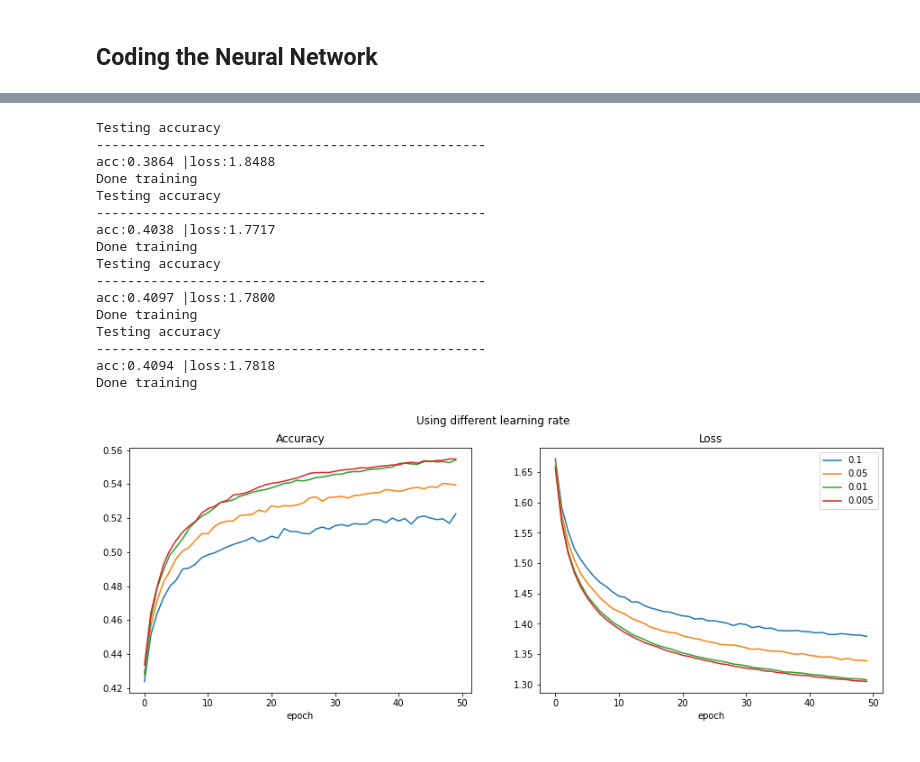
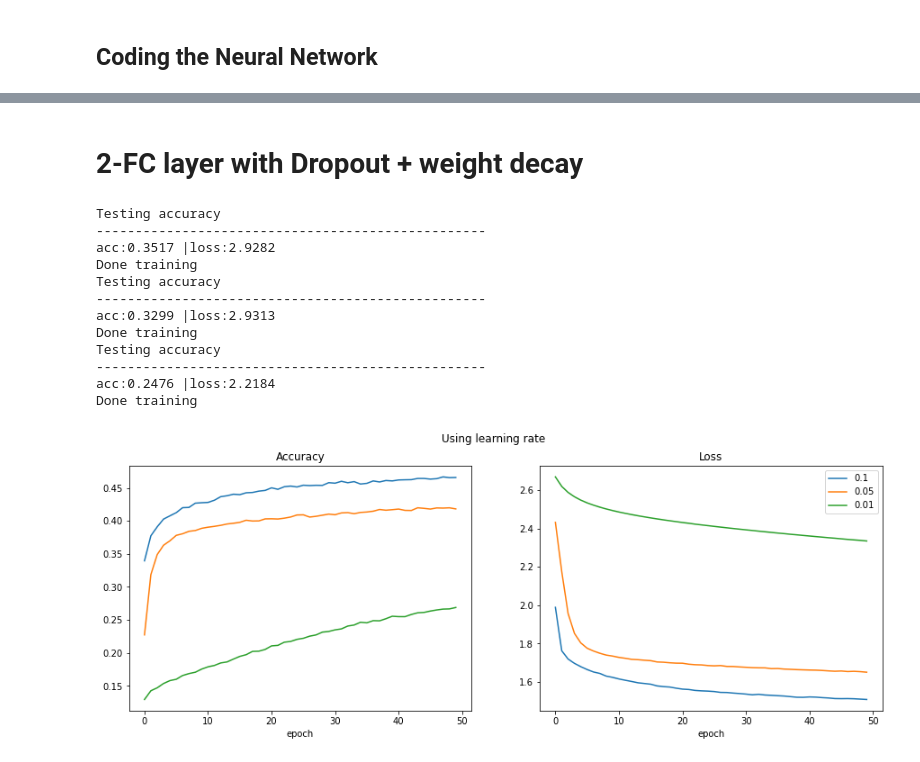
Before and after one commit to jhnliu/comp5349, a Jupyter notebook: COMP5349_Assignment_1_code.ipynb, the cells around one changed output, grey strips where cells are left out. Drawn from its saved outputs; the diff is of its cells as text; code cells hidden in the pictures.

```diff
--- a/COMP5349_Assignment_1_code.ipynb
+++ b/COMP5349_Assignment_1_code.ipynb
@@ -320,8 +320,8 @@ class Optimizer_SGD:
 
         else:
             # Regular updates by multiplying the gradient with the learning rate
-            w_updates -= self.current_lr * layer.d_w
-            b_updates -= self.current_lr * layer.d_b
+            w_updates = -self.current_lr * layer.d_w
+            b_updates = -self.current_lr * layer.d_b
 
         # Update the weights and bias
         layer.w += w_updates
@@ -668,2 +1000,4 @@ def create_batches(inputs, targets, batchsize=64):
+# %% [markdown]
+# 2-FC layer with Dropout + weight decay
 # %%
 #Set some of the paramaters for the training process
@@ -794,48 +1104,57 @@ def experiment(epochs, batch_size, learning_rate, dropout_rate, all_acc, all_los
     test_loss.append(loss)
 
     return all_acc, all_loss
-# %%
-all_acc = []
-all_loss = []
-test_acc = []
-test_loss = []
-for i in dropout_rate:
-    experiment(50, batch_size, learning_rate, i, all_acc, all_loss, test_acc, test_loss, y_train, y_test)
-# %% [output]
-Testing accuracy
---------------------------------------------------
-acc:0.3864 |loss:1.8488
-Done training
-Testing accuracy
---------------------------------------------------
-acc:0.4038 |loss:1.7717
-Done training
-Testing accuracy
---------------------------------------------------
-acc:0.4097 |loss:1.7800
-Done training
-Testing accuracy
---------------------------------------------------
-acc:0.4094 |loss:1.7818
-Done training
 # %%
+#Set some of the paramaters for the training process
+epochs = 50
+batch_size = 128
+learning_rate = [0.1, 0.05, 0.01]
+dropout_rate = 0.2
+weight_decay = 0.0005
+
+all_acc = []
+all_loss = []
+test_acc = []
+test_loss = []
+
+for i in learning_rate:
+    experiment(50, batch_size, i, dropout_rate, all_acc, all_loss, test_acc, test_loss, y_train, y_test)
 
 fig, axs = plt.subplots(1,2, figsize=(15,5))
 
 for label, i in enumerate(all_acc):
-    axs[0].plot(i, label=dropout_rate[label])
+    axs[0].plot(i, label=learning_rate[label])
 
 axs[0].set_title("Accuracy")
 axs[0].set_xlabel("epoch")
 
 for label, i in enumerate(all_loss):
-    axs[1].plot(i, label=dropout_rate[label])
+    axs[1].plot(i, label=learning_rate[label])
 axs[1].set_title("Loss")
 axs[1].set_xlabel("epoch")
 
 
-fig.suptitle('Using different learning rate')
+fig.suptitle('Using learning rate')
 plt.legend()
 plt.show()
+
+
+# Concat the results
+test_name = ['2f_dr_02_wg_00005_lr_01', '2f_dr_02_wg_00005_lr_005', '2f_dr_02_wg_00005_lr_001']
+
+acc_train_df, loss_train_df, acc_test_series, loss_test_series = \
+    save_info_df(acc_train_df, loss_train_df, acc_test_series, loss_test_series, test_name, new=False)
 # %% [output]
+Testing accuracy
+--------------------------------------------------
+acc:0.3517 |loss:2.9282
+Done training
+Testing accuracy
+--------------------------------------------------
+acc:0.3299 |loss:2.9313
+Done training
+Testing accuracy
+--------------------------------------------------
+acc:0.2476 |loss:2.2184
+Done training
-[figure, old version]
+[figure, new version]
```
Also changed, not shown: parts of 14 cells of this notebook.
